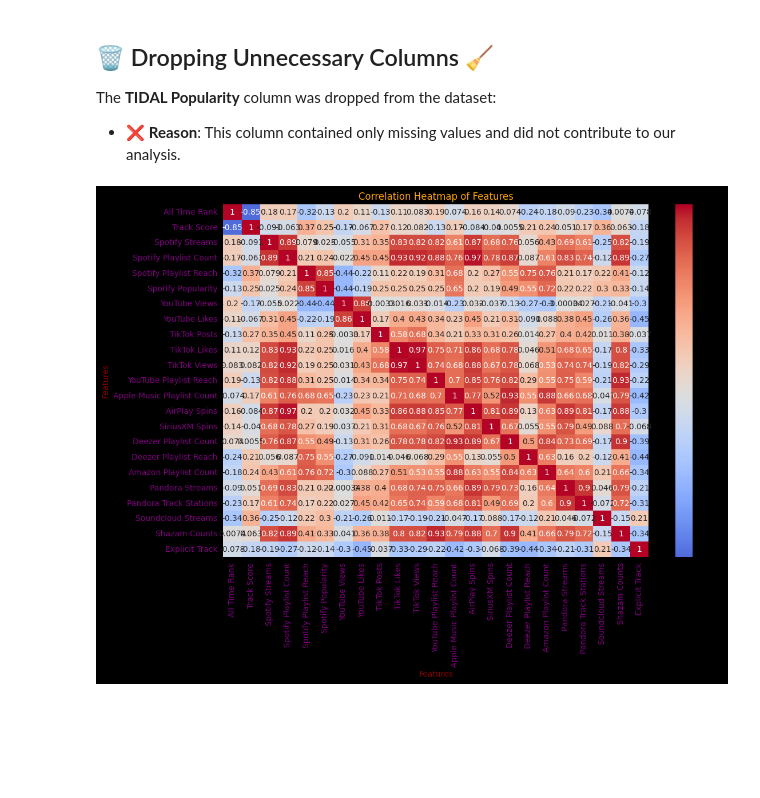
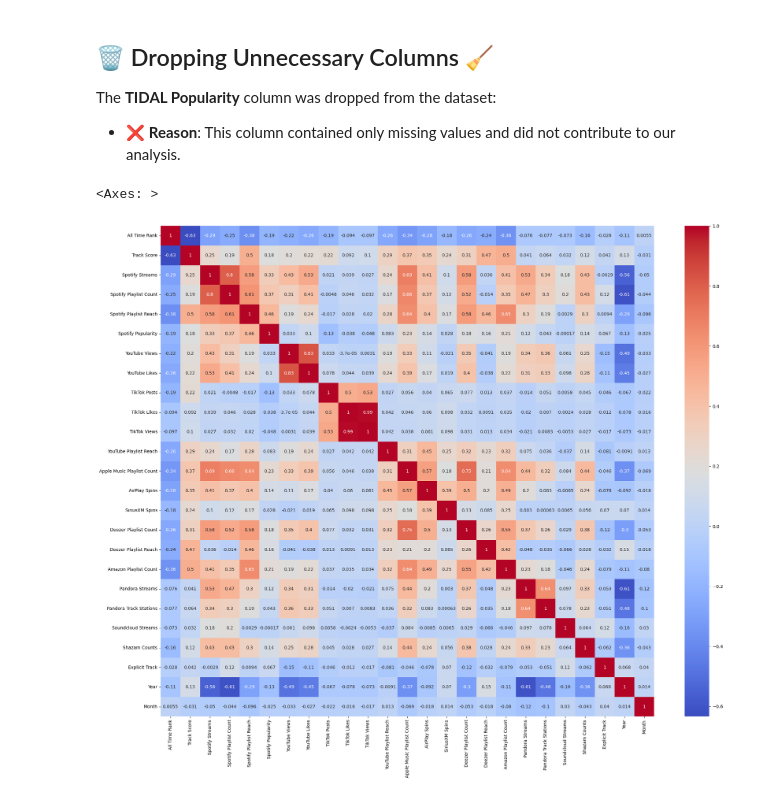
Before and after one commit to Abhijith-S-D/Spotify-EDA, a Jupyter notebook: Spotify_EDA.ipynb, the cells around one changed output. Cells and saved outputs as stored; diff of their text form; code cells hidden in the pictures; blank space fills up the shorter version.

```diff
--- a/Spotify_EDA.ipynb
+++ b/Spotify_EDA.ipynb
@@ -338,25 +427,11 @@ df.describe()
 ## 🗑️ Dropping Unnecessary Columns 🧹
 The **TIDAL Popularity** column was dropped from the dataset:
 * ❌ **Reason**: This column contained only missing values and did not contribute to our analysis.
-# %%
-df.drop("TIDAL Popularity",axis=1,inplace=True)
-# %%
-numeric_df = df[columns_to_clean].head(20)
-corr_matrix = numeric_df.corr()
-
-mp.figure(figsize=(12, 8))
-sns.heatmap(corr_matrix, annot=True, cmap='coolwarm', center=0)
-mp.gca().set_facecolor('lightgrey')
-mp.gca().spines['top'].set_color('blue')
-mp.gca().spines['right'].set_color('blue')
-mp.gca().spines['bottom'].set_color('green')
-mp.gca().spines['left'].set_color('green')
-mp.xlabel('Features', color='darkred')
-mp.ylabel('Features', color='darkred')
-mp.xticks(color='purple')
-mp.yticks(color='purple')
-mp.title('Correlation Heatmap of Features', color='orange')
-mp.gcf().set_facecolor('Black')
-mp.show()
-# %% [output]
-[figure, removed]
+# %%
+plt.figure(figsize = (25, 20))
+numeric_df = df.select_dtypes(include = ['float64', 'int64', 'int32'])
+corr_matrix = numeric_df.corr()
+sns.heatmap(corr_matrix, annot = True, cmap = "coolwarm")
+# %% [output]
+<Axes: >
+[figure, added]
```
Also changed, not shown: parts of 59 cells of this notebook.
